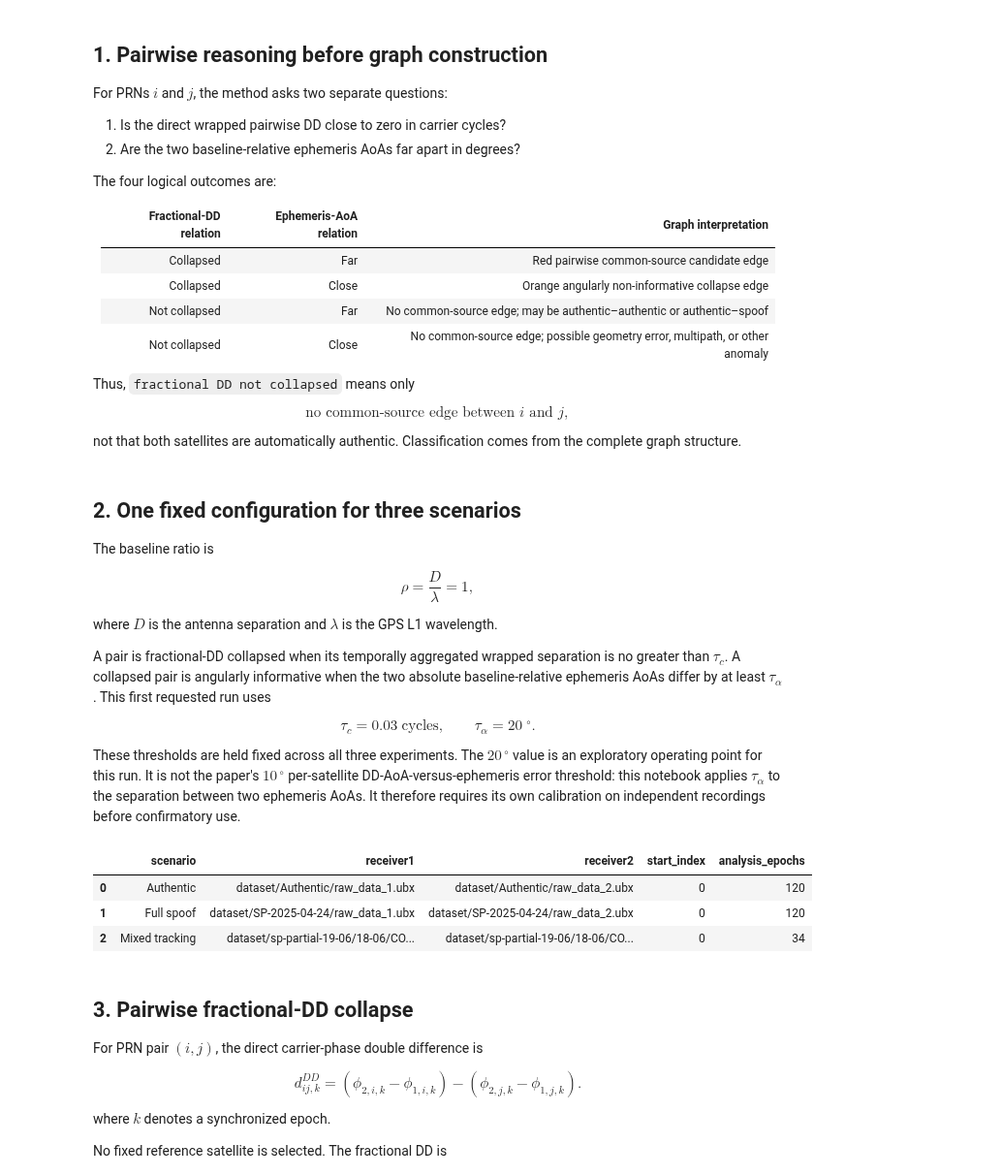
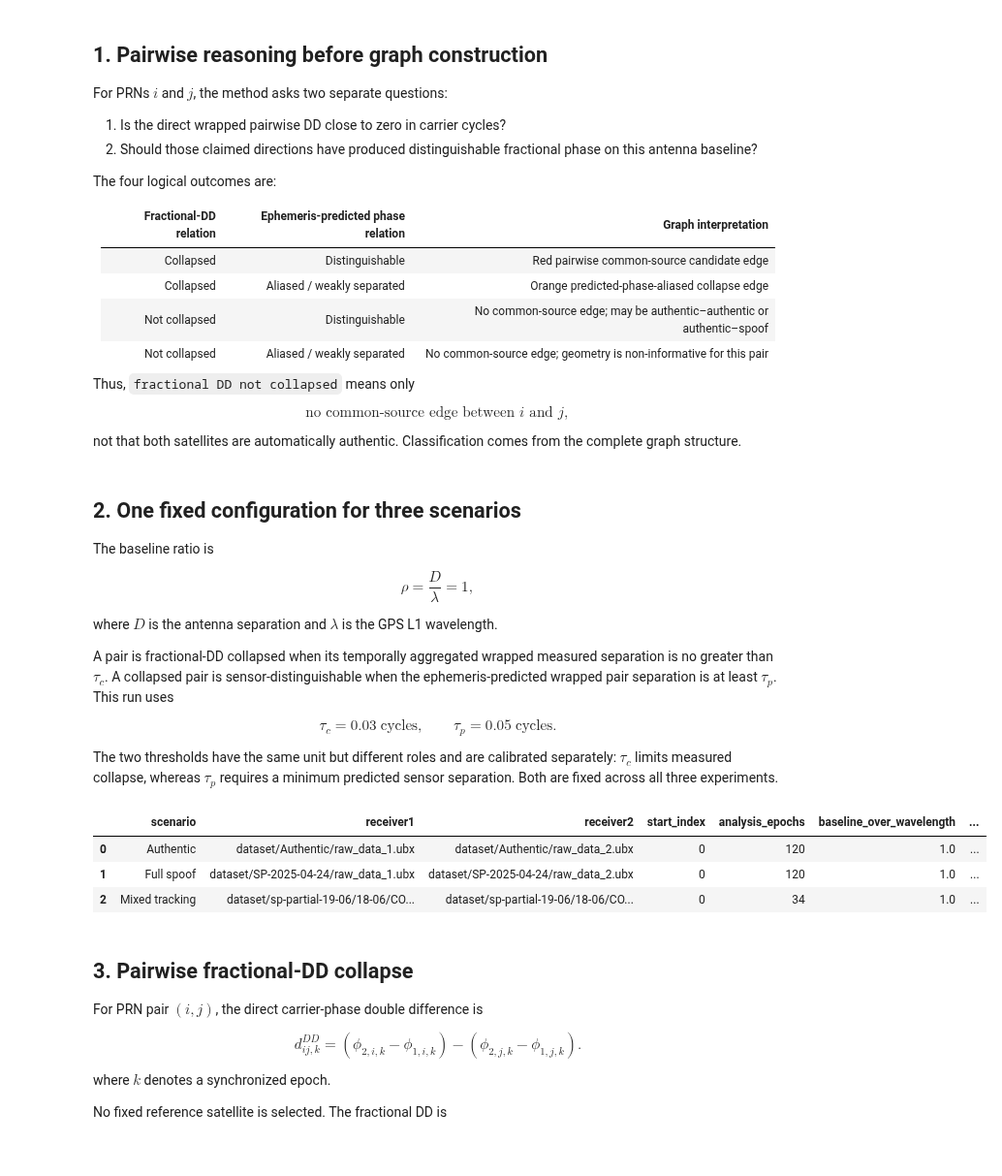
Before and after one commit to betty2310/angle, a Jupyter notebook: AOA_DD_Ephemeris_Graph_Classifier.ipynb, the cells around one changed output. Shown at 97% size. Cells and saved outputs as stored; diff of their text form; code cells hidden in the pictures; blank space fills up the shorter version.

```diff
--- a/AOA_DD_Ephemeris_Graph_Classifier.ipynb
+++ b/AOA_DD_Ephemeris_Graph_Classifier.ipynb
@@ -19,16 +19,16 @@ The same thresholds and label-free algorithm are used for all recordings. Ground
 For PRNs $i$ and $j$, the method asks two separate questions:
 
 1. Is the direct wrapped pairwise DD close to zero in carrier cycles?
-2. Are the two baseline-relative ephemeris AoAs far apart in degrees?
+2. Should those claimed directions have produced distinguishable fractional phase on this antenna baseline?
 
 The four logical outcomes are:
 
-| Fractional-DD relation | Ephemeris-AoA relation | Graph interpretation |
+| Fractional-DD relation | Ephemeris-predicted phase relation | Graph interpretation |
 |---|---|---|
-| Collapsed | Far | Red pairwise common-source candidate edge |
-| Collapsed | Close | Orange angularly non-informative collapse edge |
-| Not collapsed | Far | No common-source edge; may be authentic–authentic or authentic–spoof |
-| Not collapsed | Close | No common-source edge; possible geometry error, multipath, or other anomaly |
+| Collapsed | Distinguishable | Red pairwise common-source candidate edge |
+| Collapsed | Aliased / weakly separated | Orange predicted-phase-aliased collapse edge |
+| Not collapsed | Distinguishable | No common-source edge; may be authentic–authentic or authentic–spoof |
+| Not collapsed | Aliased / weakly separated | No common-source edge; geometry is non-informative for this pair |
 
 Thus, `fractional DD not collapsed` means only
 
@@ -72,23 +77,23 @@ $$\rho=\frac{D}{\lambda}=1,$$
 
 where $D$ is the antenna separation and $\lambda$ is the GPS L1 wavelength.
 
-A pair is fractional-DD collapsed when its temporally aggregated wrapped separation is no greater than $\tau_c$. A collapsed pair is angularly informative when the two absolute baseline-relative ephemeris AoAs differ by at least $\tau_\alpha$. This first requested run uses
+A pair is fractional-DD collapsed when its temporally aggregated wrapped measured separation is no greater than $\tau_c$. A collapsed pair is sensor-distinguishable when the ephemeris-predicted wrapped pair separation is at least $\tau_p$. This run uses
 
-$$\tau_c=0.03\;\text{cycles},\qquad\tau_\alpha=20\;^\circ.$$
+$$\tau_c=0.03\;\text{cycles},\qquad\tau_p=0.05\;\text{cycles}.$$
 
-These thresholds are held fixed across all three experiments. The $20\,^\circ$ value is an exploratory operating point for this run. It is not the paper's $10\,^\circ$ per-satellite DD-AoA-versus-ephemeris error threshold: this notebook applies $\tau_\alpha$ to the separation between two ephemeris AoAs. It therefore requires its own calibration on independent recordings before confirmatory use.
+The two thresholds have the same unit but different roles and are calibrated separately: $\tau_c$ limits measured collapse, whereas $\tau_p$ requires a minimum predicted sensor separation. Both are fixed across all three experiments.
 # %%
 OUTPUT_DIR = Path("outputs/aoa_paper/three_scenario_graph_classifier")
 SAVE_OUTPUTS = False
 
 BASELINE_OVER_WAVELENGTH = 1.0
 FRACTIONAL_DD_COLLAPSE_THRESHOLD_CYCLES = 0.03
-EPHEMERIS_AOA_SEPARATION_THRESHOLD_DEG = 20.0
+EPHEMERIS_PREDICTED_SEPARATION_THRESHOLD_CYCLES = 0.05
 MIN_TARGET_EPOCHS = 20
 MIN_PAIR_EPOCHS = 10
 COMPONENT_CLASSIFIER_CONFIG = ComponentClassifierConfig(
     fractional_dd_collapse_threshold_cycles=FRACTIONAL_DD_COLLAPSE_THRESHOLD_CYCLES,
-    ephemeris_aoa_separation_threshold_deg=EPHEMERIS_AOA_SEPARATION_THRESHOLD_DEG,
+    ephemeris_predicted_separation_threshold_cycles=EPHEMERIS_PREDICTED_SEPARATION_THRESHOLD_CYCLES,
     min_pair_epochs=MIN_PAIR_EPOCHS,
     min_observed_pair_coverage=1.0,
     min_collapse_fraction=1.0,
@@ -99,37 +104,40 @@ SCENARIO_SPECS = {
         "receiver1": Path("dataset/Authentic/raw_data_1.ubx"),
         "receiver2": Path("dataset/Authentic/raw_data_2.ubx"),
         "start_index": 0,
         "length": 120,
     },
     "Full spoof": {
         "receiver1": Path("dataset/SP-2025-04-24/raw_data_1.ubx"),
         "receiver2": Path("dataset/SP-2025-04-24/raw_data_2.ubx"),
         "start_index": 0,
         "length": 120,
     },
     "Mixed tracking": {
         "receiver1": Path("dataset/sp-partial-19-06/18-06/COM3___9600_260618_095042.ubx"),
         "receiver2": Path("dataset/sp-partial-19-06/18-06/COM4___9600_260618_095054.ubx"),
         "start_index": 0,
         "length": 34,
     },
 }
 
 display(pd.DataFrame([
     {
         "scenario": name,
         "receiver1": str(spec["receiver1"]),
         "receiver2": str(spec["receiver2"]),
         "start_index": spec["start_index"],
         "analysis_epochs": spec["length"],
+        "baseline_over_wavelength": BASELINE_OVER_WAVELENGTH,
+        "collapse_threshold_cycles": FRACTIONAL_DD_COLLAPSE_THRESHOLD_CYCLES,
+        "predicted_separation_threshold_cycles": EPHEMERIS_PREDICTED_SEPARATION_THRESHOLD_CYCLES,
     }
     for name, spec in SCENARIO_SPECS.items()
 ]))
 # %% [output]
-|  | scenario | receiver1 | receiver2 | start_index | analysis_epochs |
-| 0 | Authentic | dataset/Authentic/raw_data_1.ubx | dataset/Authentic/raw_data_2.ubx | 0 | 120 |
-| 1 | Full spoof | dataset/SP-2025-04-24/raw_data_1.ubx | dataset/SP-2025-04-24/raw_data_2.ubx | 0 | 120 |
-| 2 | Mixed tracking | dataset/sp-partial-19-06/18-06/CO... | dataset/sp-partial-19-06/18-06/CO... | 0 | 34 |
+|  | scenario | receiver1 | receiver2 | start_index | analysis_epochs | baseline_over_wavelength | ... |
+| 0 | Authentic | dataset/Authentic/raw_data_1.ubx | dataset/Authentic/raw_data_2.ubx | 0 | 120 | 1.0 | ... |
+| 1 | Full spoof | dataset/SP-2025-04-24/raw_data_1.ubx | dataset/SP-2025-04-24/raw_data_2.ubx | 0 | 120 | 1.0 | ... |
+| 2 | Mixed tracking | dataset/sp-partial-19-06/18-06/CO... | dataset/sp-partial-19-06/18-06/CO... | 0 | 34 | 1.0 | ... |
 # %% [markdown]
 ## 3. Pairwise fractional-DD collapse
 
```
Also changed, not shown: parts of 19 cells of this notebook, 4 other files.
